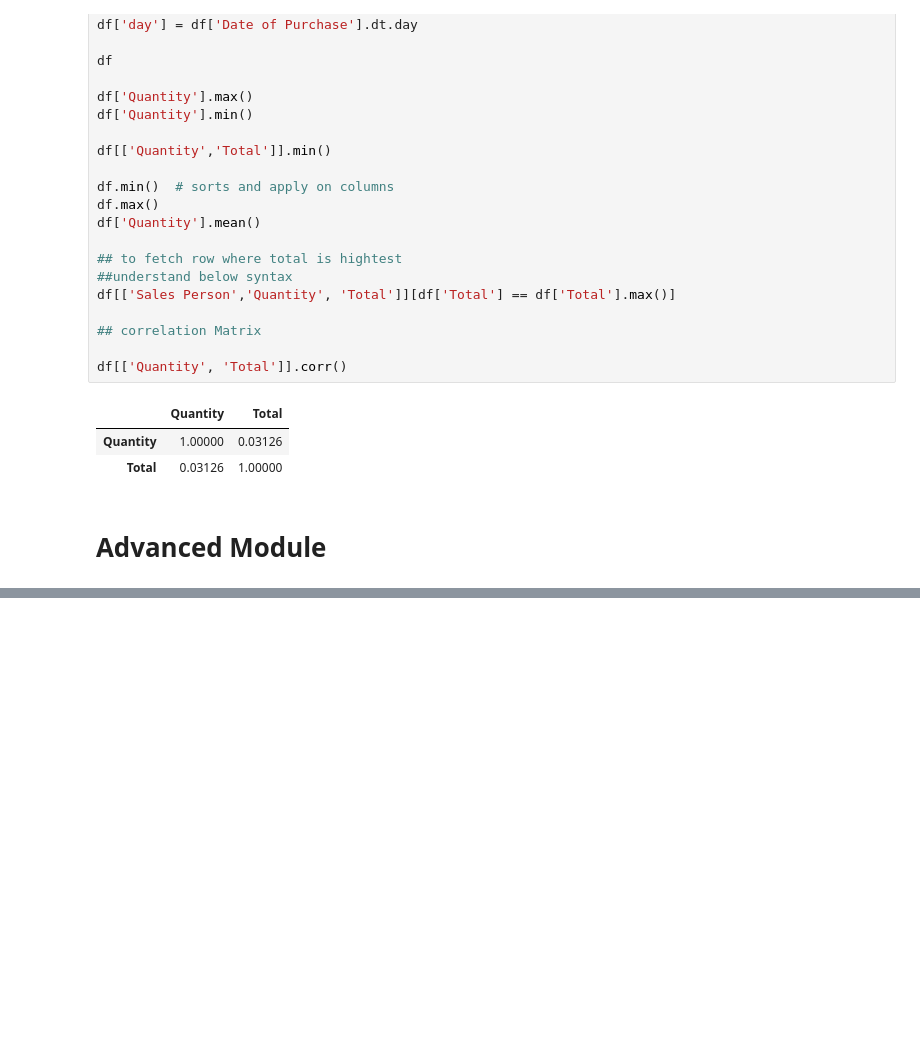
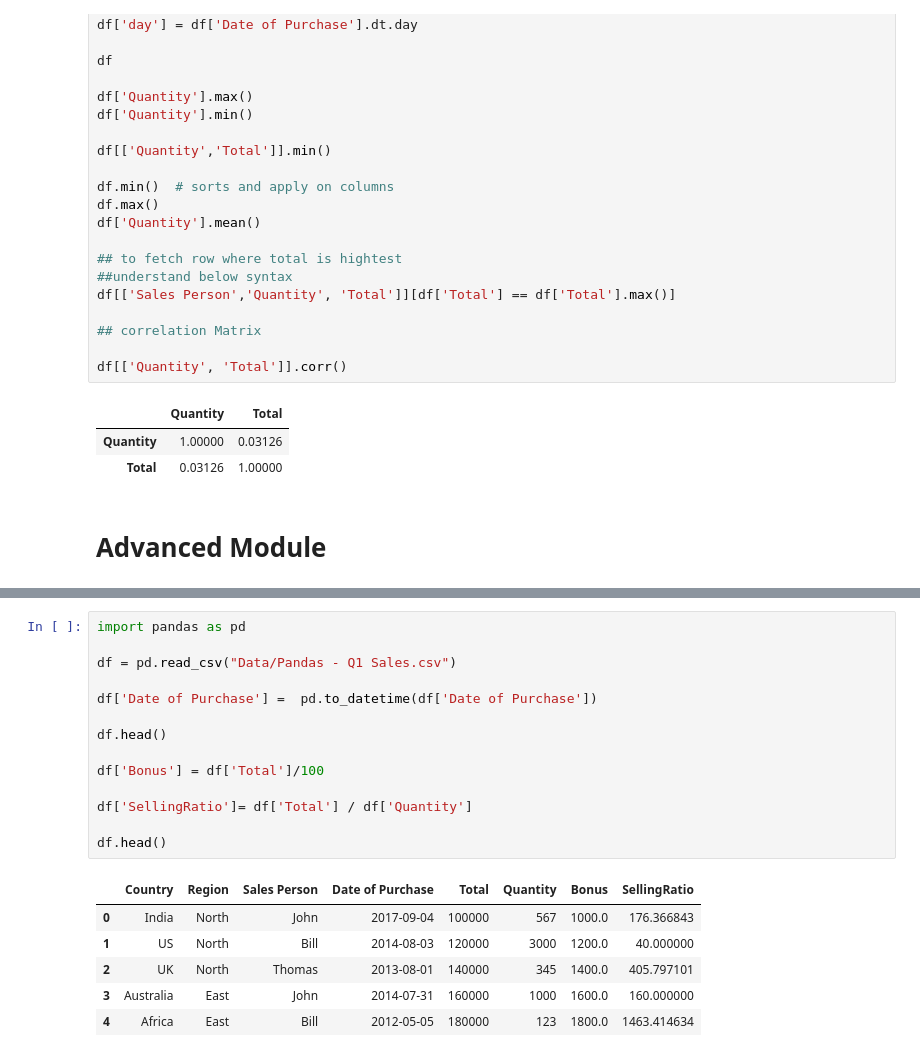
Before and after one commit to rupahli/AIML, a Jupyter notebook: Code/Practice/panda_course.ipynb, the cells around one changed output, grey strips where cells are left out. Cells and saved outputs as stored; diff of their text form; blank space fills up the shorter version.

```diff
--- a/Code/Practice/panda_course.ipynb
+++ b/Code/Practice/panda_course.ipynb
@@ -277,3 +278,24 @@ df
 | 18 | 100017 | Africa | North | John | 9/27/2010 0:00:00 | 140000 | 85 |
 | 19 | 100013 | Singapore | North | Bill | 1/28/2013 0:00:00 | 150000 | 85 |
 Error:
+# %%
+import pandas as pd
+
+df = pd.read_csv("Data/Pandas - Q1 Sales.csv")
+
+df['Date of Purchase'] =  pd.to_datetime(df['Date of Purchase'])
+
+df.head()
+
+df['Bonus'] = df['Total']/100
+
+df['SellingRatio']= df['Total'] / df['Quantity']
+
+df.head()
+# %% [output]
+|  | Country | Region | Sales Person | Date of Purchase | Total | Quantity | Bonus | SellingRatio |
+| 0 | India | North | John | 2017-09-04 | 100000 | 567 | 1000.0 | 176.366843 |
+| 1 | US | North | Bill | 2014-08-03 | 120000 | 3000 | 1200.0 | 40.000000 |
+| 2 | UK | North | Thomas | 2013-08-01 | 140000 | 345 | 1400.0 | 405.797101 |
+| 3 | Australia | East | John | 2014-07-31 | 160000 | 1000 | 1600.0 | 160.000000 |
+| 4 | Africa | East | Bill | 2012-05-05 | 180000 | 123 | 1800.0 | 1463.414634 |
```
Also changed, not shown: parts of 5 cells of this notebook, 3 other files.
